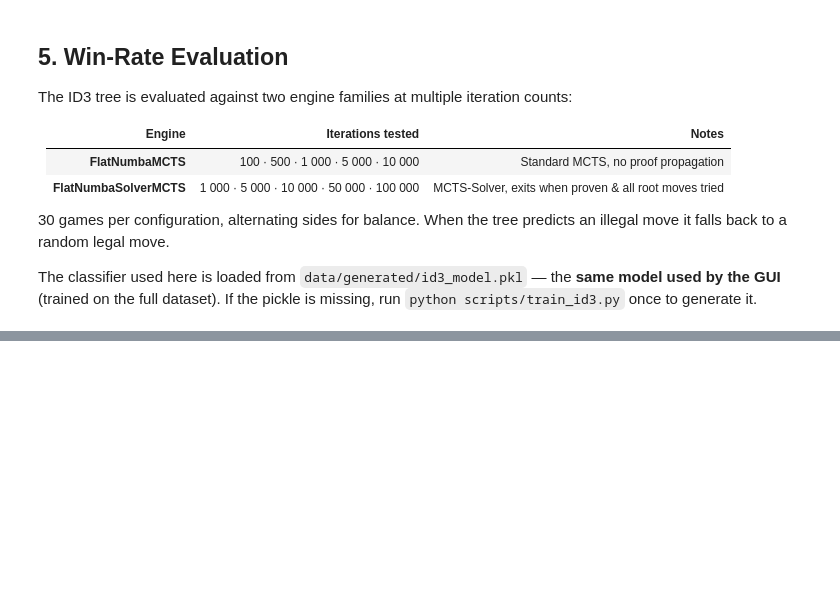
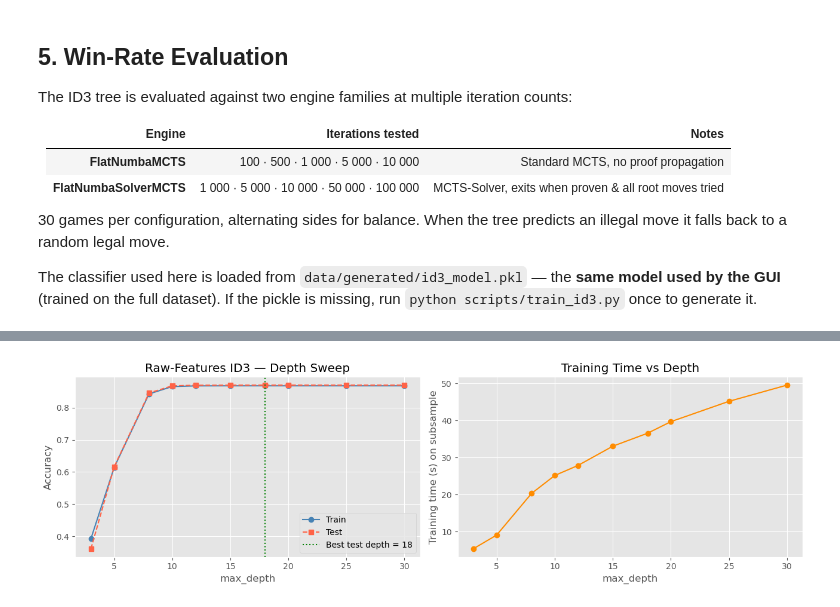
Before and after one commit to Difl4/popout-ai, a Jupyter notebook: notebooks/PopOut_Decision_Tree_Pipeline.ipynb, the cells around one changed output, grey strips where cells are left out. Saved outputs shown, nothing was run; the diff lists cells and outputs as text; code cells hidden in the pictures; blank space fills up the shorter version.

```diff
--- a/notebooks/PopOut_Decision_Tree_Pipeline.ipynb
+++ b/notebooks/PopOut_Decision_Tree_Pipeline.ipynb
@@ -308,0 +321,88 @@ missing, run `python scripts/train_id3.py` once to generate it.
+# %%
+import time
+
+# ── Configuration ────────────────────────────────────────────────────────────
+RAW_OVERSAMPLE = 10      # must match ID3AgentRaw._OVERSAMPLE_FACTOR
+SAMPLE_FRAC    = 0.05    # fraction of original dataset to sample (stratified)
+DEPTH_VALUES   = [3, 5, 8, 10, 12, 15, 18, 20, 25, 30]
+
+_EXCLUDE_RAW = {'best_move', 'is_proven', 'threats_me', 'threats_opp',
+                'center_me', 'center_opp', 'phase', 'can_win', 'opp_wins_next'}
+raw_feat_cols = [c for c in df.columns if c not in _EXCLUDE_RAW]
+
+# ── Build subsample with correct proportions ─────────────────────────────────
+# 1. Stratified sample from the ORIGINAL dataset (preserves class balance)
+df_orig_sample = (
+    df.groupby(TARGET, group_keys=False)
+      .apply(lambda x: x.sample(frac=SAMPLE_FRAC, random_state=42))
+      .reset_index(drop=True)
+)
+
+# 2. Apply the same oversampling as the full training run — on the sample,
+#    not the full dataset, so we never materialise the full 1.3M row frame.
+if 'is_proven' in df_orig_sample.columns:
+    proven_s = df_orig_sample[df_orig_sample['is_proven'] == 1]
+    df_sweep = pd.concat(
+        [df_orig_sample] + [proven_s] * RAW_OVERSAMPLE, ignore_index=True
+    )
+    del proven_s
+else:
+    df_sweep = df_orig_sample.copy()
+
+# 3. Convert to strings in-place
+for c in raw_feat_cols:
+    df_sweep[c] = df_sweep[c].astype(str)
+df_sweep[TARGET] = df_sweep[TARGET].astype(str)
+
+# 4. 80/20 split — test set keeps the oversampled proportions so accuracy
+#    reflects the same distribution the full model trains and is tested on.
+df_sw_train = df_sweep.sample(frac=0.8, random_state=42).reset_index(drop=True)
+df_sw_test  = df_sweep.drop(df_sw_train.index).reset_index(drop=True)
+
+print(f'Original sample : {len(df_orig_sample):,} rows  '
+      f'(proven share: {(df_orig_sample["is_proven"]==1).mean():.1%})')
+print(f'After oversampling: {len(df_sweep):,} rows  '
+      f'(proven share: {(df_sweep["is_proven"].astype(str)=="1").mean():.1%})')
+print(f'Train: {len(df_sw_train):,}  |  Test: {len(df_sw_test):,}')
+print(f'Features: {len(raw_feat_cols)}  (raw cells + current_player)')
+print(f'Depths  : {DEPTH_VALUES}\n')
+
+# ── Depth sweep ──────────────────────────────────────────────────────────────
+depth_results = []
+for depth in DEPTH_VALUES:
+    clf_d = ID3Classifier(max_depth=depth)
+    t0 = time.perf_counter()
+    clf_d.fit(df_sw_train[raw_feat_cols + [TARGET]], target=TARGET)
+    train_t = time.perf_counter() - t0
+    train_a = clf_d.score(df_sw_train[raw_feat_cols + [TARGET]], target=TARGET)
+    test_a  = clf_d.score(df_sw_test [raw_feat_cols + [TARGET]], target=TARGET)
+    depth_results.append({'depth': depth, 'train': train_a, 'test': test_a, 't': train_t})
+    print(f'depth={depth:2d}  train={train_a:.3f}  test={test_a:.3f}  ({train_t:.1f}s)')
+
+depth_df = pd.DataFrame(depth_results)
+
+# ── Plot ─────────────────────────────────────────────────────────────────────
+fig, axes = plt.subplots(1, 2, figsize=(13, 4))
+
+axes[0].plot(depth_df['depth'], depth_df['train'], 'o-', label='Train', color='steelblue')
+axes[0].plot(depth_df['depth'], depth_df['test'],  's--', label='Test',  color='tomato')
+best_depth = int(depth_df.loc[depth_df['test'].idxmax(), 'depth'])
+axes[0].axvline(best_depth, color='green', linestyle=':',
+                label=f'Best test depth = {best_depth}')
+axes[0].set_xlabel('max_depth')
+axes[0].set_ylabel('Accuracy')
+axes[0].set_title('Raw-Features ID3 — Depth Sweep')
+axes[0].legend()
+
+axes[1].plot(depth_df['depth'], depth_df['t'], 'o-', color='darkorange')
+axes[1].set_xlabel('max_depth')
+axes[1].set_ylabel('Training time (s) on subsample')
+axes[1].set_title('Training Time vs Depth')
+
+plt.tight_layout()
+plt.show()
+
+print(f'\nRecommended depth: {best_depth}')
+print('Update max_depth in src/decision_tree/id3_agent_raw.py, then run scripts/train_id3_raw.py')
+del df_sweep, df_sw_train, df_sw_test, df_orig_sample
+# %% [output]
@@ -308,0 +425 @@ missing, run `python scripts/train_id3.py` once to generate it.
+[figure, added]
```
Also changed, not shown: parts of 7 cells of this notebook, 6 other files.
